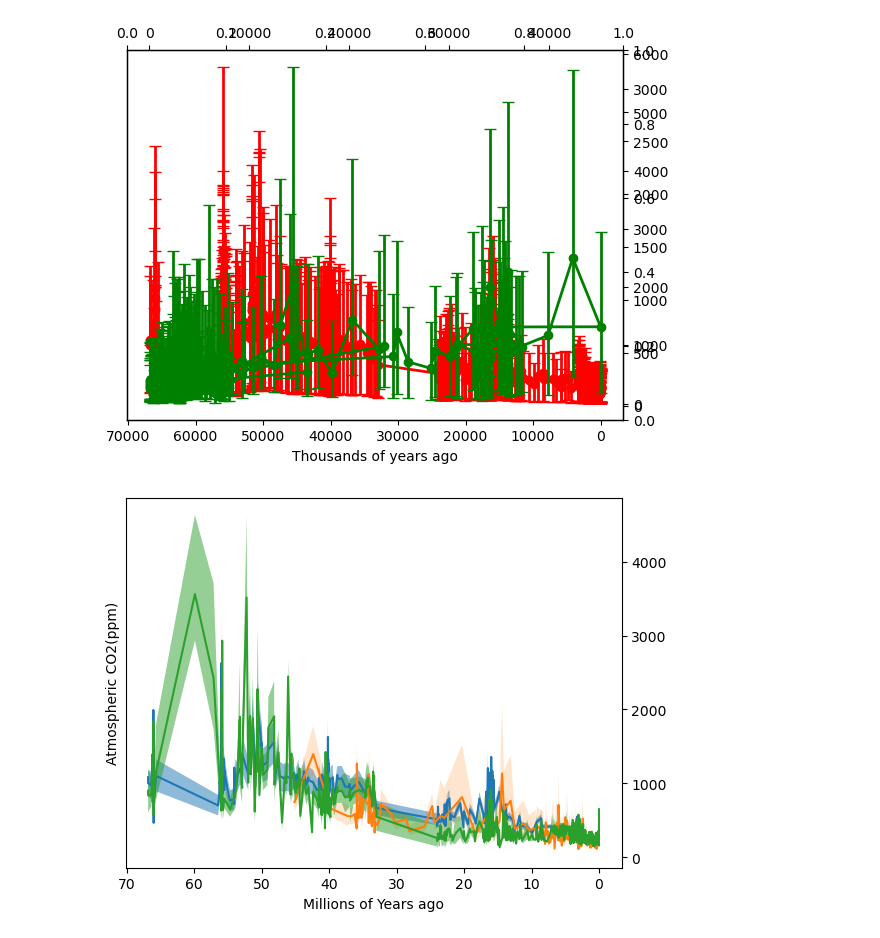
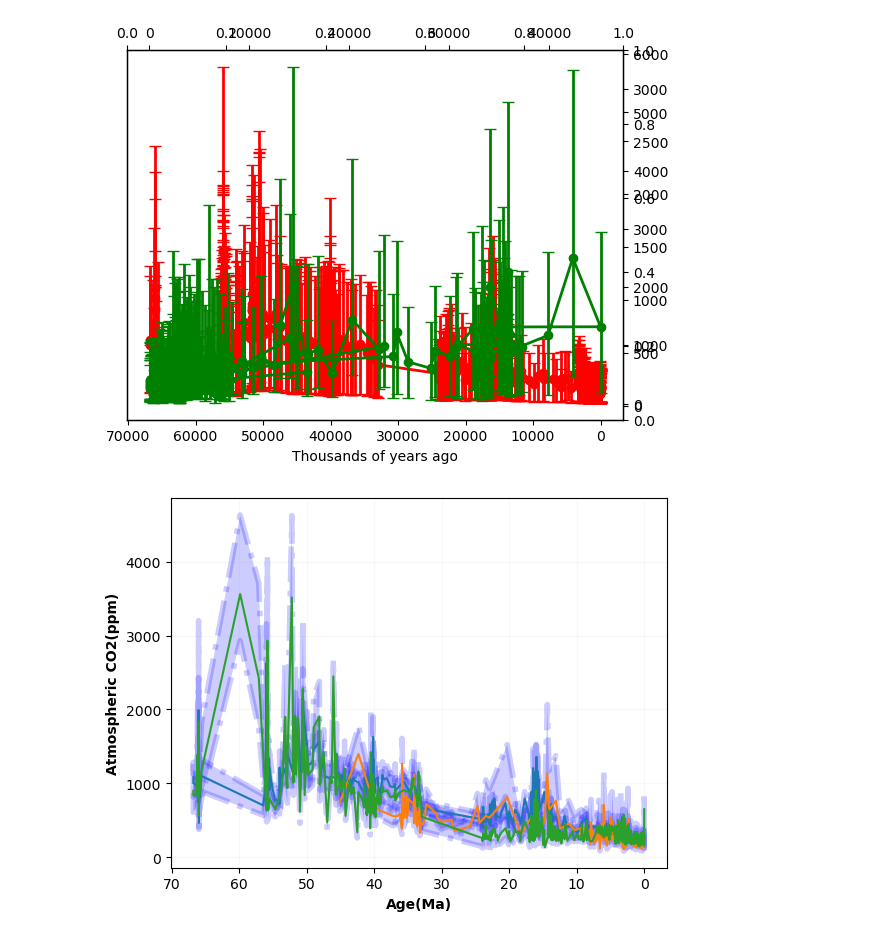
Before and after one commit to lbuabs6/Clima-Graphs-and-Data-, a Jupyter notebook: Post Paleocene CO2.ipynb, the cells around one changed output. Drawn from its saved outputs; the diff is of its cells as text; code cells hidden in the pictures.

Commit message:
merged two graphs for both temperature and CO2 data, must add temperature data

```diff
--- a/Post Paleocene CO2.ipynb
+++ b/Post Paleocene CO2.ipynb
@@ -168,39 +169,43 @@ co2_age_data = pd.read_csv('age_co2_plot_data.csv')
 # Set the x-axis and y-axis data
 x1 = boron_data['age']/1000
 x2 = alkenone_data['age']/1000
 x3 = co2_age_data['age']/1000
 
 
 y1 = boron_data['xco2']
-y1_err_lower1 = data['xco2_16pc']
+y1_err_lower1 = boron_data['xco2_16pc']
 # y_err_lower2 = data['xco2_alkalinityLow']
-y1_err_upper1 = data['xco2_84pc']
+y1_err_upper1 = boron_data['xco2_84pc']
 # y_err_upper2 = data['xco2_alkalinityHigh']
 
 
 y2 = alkenone_data['co2']
 y2_err_lower = alkenone_data['co2_16pc']
 y2_err_upper = alkenone_data['co2_84pc']
 
 
 y3 = co2_age_data['co2']
 y3_err_lower = co2_age_data['co2'].astype(float) - co2_age_data['co2_uncertainty_lower'].astype(float)
 y3_err_upper = co2_age_data['co2_uncertainty_higher'].astype(float) + co2_age_data['co2'].astype(float)
 
 plt.plot(x1, y1)
 plt.plot(x2, y2)
 plt.plot(x3, y3)
-plt.fill_between(x1, y1_err_lower1, y1_err_upper1, alpha=0.5, antialiased=True, linewidth=4, linestyle='dashdot')
-plt.fill_between(x2, y2_err_lower, y2_err_upper,  alpha=0.2, antialiased=True, linewidth=4, linestyle='dashdot')
-plt.fill_between(x3, y3_err_lower, y3_err_upper,  alpha=0.5, antialiased=True, linewidth=4, linestyle='dashdot')
+plt.fill_between(x1, y1_err_lower1, y1_err_upper1, alpha=0.2, antialiased=True, linewidth=4, linestyle='dashdot', color='blue')
+plt.fill_between(x2, y2_err_lower, y2_err_upper,  alpha=0.2, antialiased=True, linewidth=4, linestyle='dashdot', color='blue')
+plt.fill_between(x3, y3_err_lower, y3_err_upper,  alpha=0.2, antialiased=True, linewidth=4, linestyle='dashdot', color='blue')
 plt.gca().invert_xaxis()
-plt.xlabel("Millions of Years ago")
-plt.ylabel("Atmospheric CO2(ppm)")
-plt.gca().tick_params(axis='y', which='both', right=True, left=False, labelright=True, labelleft=False)
+# plt.gca().tick_params(axis='y', which='both', right=True, left=False, labelright=True, labelleft=False)
 # plt.text(200, 200, "This is an overlay of the temperature(degrees celsius) and the concentration of Carbon dioxide over the past 70 million years. ")
 
+plt.grid(color="grey", linestyle="-", alpha=0.05)
 
+font = FontProperties()
+font.set_weight('bold')
+
+plt.xlabel("Age(Ma)", fontproperties=font)
+plt.ylabel("Atmospheric CO2(ppm)", fontproperties=font)
 
 plt.show()
 # %% [output]
-[figure, old version]
+[figure, new version]
```
Also changed, not shown: parts of 3 cells of this notebook.
